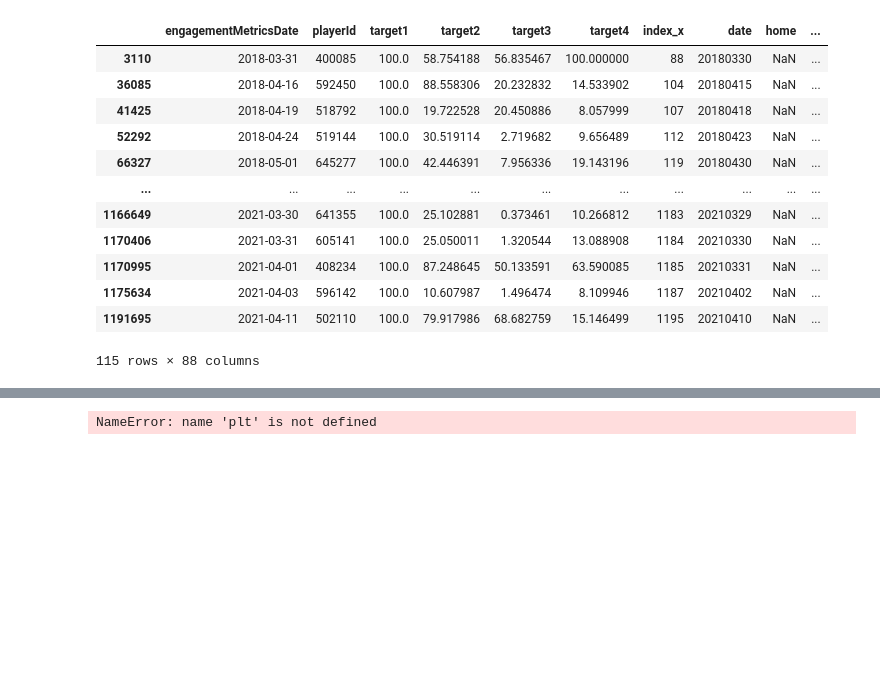
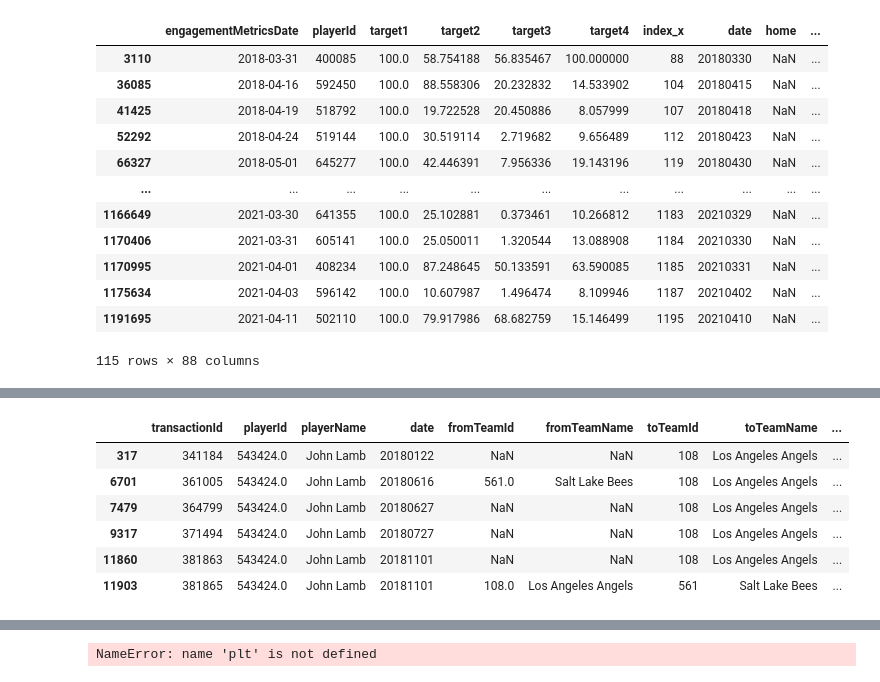
Before and after one commit to root4kaido/MLB-Player-Digital-Engagement-Forecasting, a Jupyter notebook: Notebook/other/eda_target.ipynb, the cells around one changed output, grey strips where cells are left out. Drawn from its saved outputs; the diff is of its cells as text; code cells hidden in the pictures; blank space fills up the shorter version.

```diff
--- a/Notebook/other/eda_target.ipynb
+++ b/Notebook/other/eda_target.ipynb
@@ -48,6 +48,9 @@ targets = pd.read_csv(TRAIN_DIR / 'nextDayPlayerEngagement_train.csv')
 scores = pd.read_csv(TRAIN_DIR / 'playerBoxScores_train.csv')
 scores = scores.groupby(['playerId', 'date']).sum().reset_index()
 seasons = pd.read_csv(MAIN_DATA_DIR / 'seasons.csv')
+twitters = pd.read_csv(TRAIN_DIR / 'playerTwitterFollowers_train.csv')
+transactions = pd.read_csv(TRAIN_DIR / 'transactions_train.csv')
+awards = pd.read_csv(TRAIN_DIR / 'awards_train.csv')
 # %%
 seasons = seasons.fillna('1970-01-01')
 for c_ in seasons.columns[1:]:
@@ -155,0 +165,10 @@ player_target_stats = pd.read_csv(MAIN_DATA_DIR / "player_target_stats.csv")
+# %%
+transactions[transactions['playerId'] == 543424]
+# %% [output]
+|  | transactionId | playerId | playerName | date | fromTeamId | fromTeamName | toTeamId | toTeamName | ... |
+| 317 | 341184 | 543424.0 | John Lamb | 20180122 | NaN | NaN | 108 | Los Angeles Angels | ... |
+| 6701 | 361005 | 543424.0 | John Lamb | 20180616 | 561.0 | Salt Lake Bees | 108 | Los Angeles Angels | ... |
+| 7479 | 364799 | 543424.0 | John Lamb | 20180627 | NaN | NaN | 108 | Los Angeles Angels | ... |
+| 9317 | 371494 | 543424.0 | John Lamb | 20180727 | NaN | NaN | 108 | Los Angeles Angels | ... |
+| 11860 | 381863 | 543424.0 | John Lamb | 20181101 | NaN | NaN | 108 | Los Angeles Angels | ... |
+| 11903 | 381865 | 543424.0 | John Lamb | 20181101 | 108.0 | Los Angeles Angels | 561 | Salt Lake Bees | ... |
```
Also changed, not shown: parts of 17 cells of this notebook, 15 other files.
